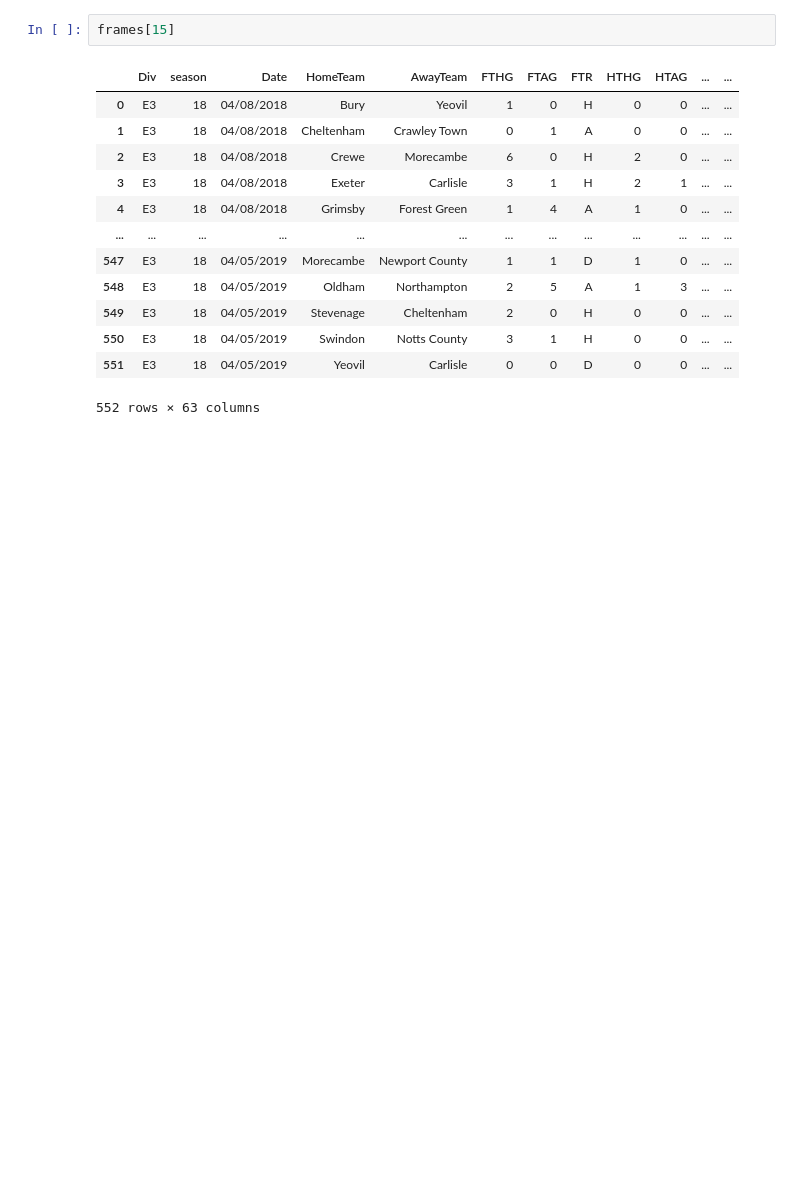
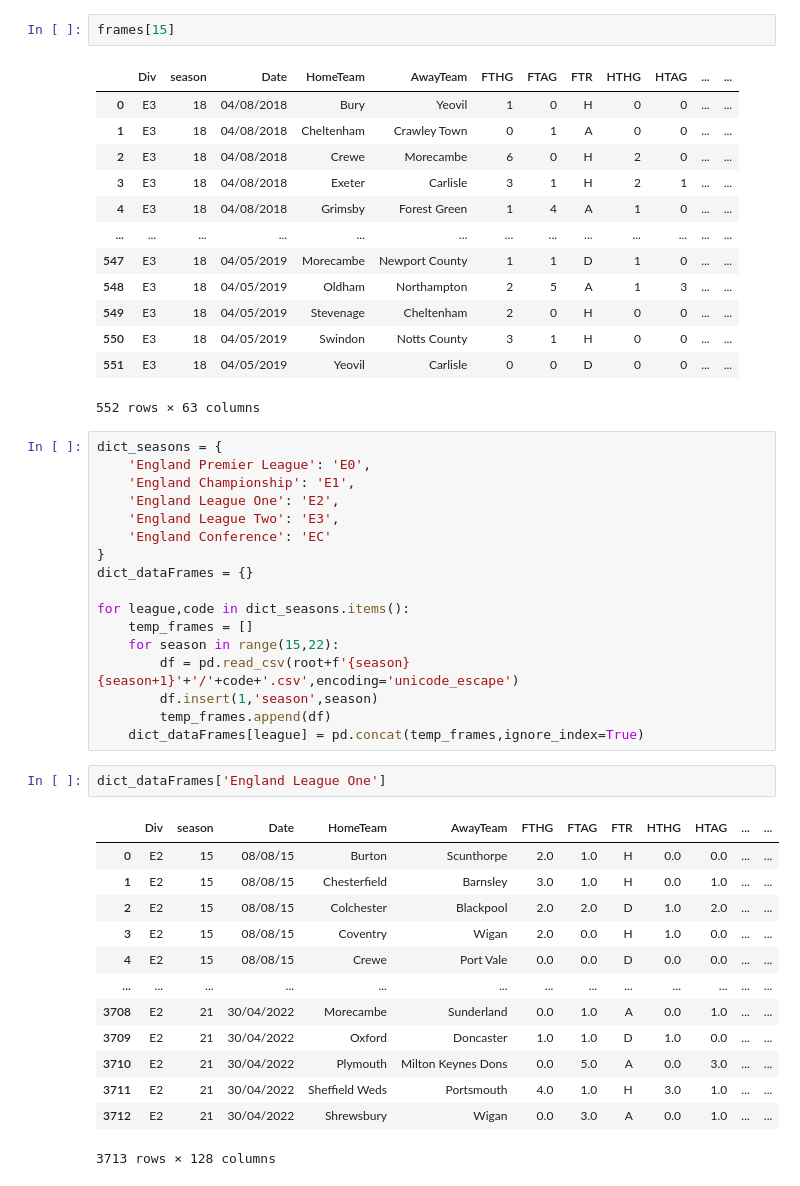
Before and after one commit to mithra-tejvarma/p-plan-2026, a Jupyter notebook: data-analysis-python/notebooks/pandas_project1.ipynb, the cells around one changed output. Saved outputs shown, nothing was run; the diff lists cells and outputs as text; blank space fills up the shorter version.

```diff
--- a/data-analysis-python/notebooks/pandas_project1.ipynb
+++ b/data-analysis-python/notebooks/pandas_project1.ipynb
@@ -127,3 +127,36 @@ frames[15]
 | 550 | E3 | 18 | 04/05/2019 | Swindon | Notts County | 3 | 1 | H | 0 | 0 | ... | ... |
 | 551 | E3 | 18 | 04/05/2019 | Yeovil | Carlisle | 0 | 0 | D | 0 | 0 | ... | ... |
 552 rows × 63 columns
+# %%
+dict_seasons = {
+    'England Premier League': 'E0',
+    'England Championship': 'E1',
+    'England League One': 'E2',
+    'England League Two': 'E3',
+    'England Conference': 'EC'
+}
+dict_dataFrames = {}
+
+for league,code in dict_seasons.items():
+    temp_frames = []
+    for season in range(15,22):
+        df = pd.read_csv(root+f'{season}{season+1}'+'/'+code+'.csv',encoding='unicode_escape')
+        df.insert(1,'season',season)
+        temp_frames.append(df)
+    dict_dataFrames[league] = pd.concat(temp_frames,ignore_index=True)
+# %%
+dict_dataFrames['England League One']
+# %% [output]
+|  | Div | season | Date | HomeTeam | AwayTeam | FTHG | FTAG | FTR | HTHG | HTAG | ... | ... |
+| 0 | E2 | 15 | 08/08/15 | Burton | Scunthorpe | 2.0 | 1.0 | H | 0.0 | 0.0 | ... | ... |
+| 1 | E2 | 15 | 08/08/15 | Chesterfield | Barnsley | 3.0 | 1.0 | H | 0.0 | 1.0 | ... | ... |
+| 2 | E2 | 15 | 08/08/15 | Colchester | Blackpool | 2.0 | 2.0 | D | 1.0 | 2.0 | ... | ... |
+| 3 | E2 | 15 | 08/08/15 | Coventry | Wigan | 2.0 | 0.0 | H | 1.0 | 0.0 | ... | ... |
+| 4 | E2 | 15 | 08/08/15 | Crewe | Port Vale | 0.0 | 0.0 | D | 0.0 | 0.0 | ... | ... |
+| ... | ... | ... | ... | ... | ... | ... | ... | ... | ... | ... | ... | ... |
+| 3708 | E2 | 21 | 30/04/2022 | Morecambe | Sunderland | 0.0 | 1.0 | A | 0.0 | 1.0 | ... | ... |
+| 3709 | E2 | 21 | 30/04/2022 | Oxford | Doncaster | 1.0 | 1.0 | D | 1.0 | 0.0 | ... | ... |
+| 3710 | E2 | 21 | 30/04/2022 | Plymouth | Milton Keynes Dons | 0.0 | 5.0 | A | 0.0 | 3.0 | ... | ... |
+| 3711 | E2 | 21 | 30/04/2022 | Sheffield Weds | Portsmouth | 4.0 | 1.0 | H | 3.0 | 1.0 | ... | ... |
+| 3712 | E2 | 21 | 30/04/2022 | Shrewsbury | Wigan | 0.0 | 3.0 | A | 0.0 | 1.0 | ... | ... |
+3713 rows × 128 columns
```
